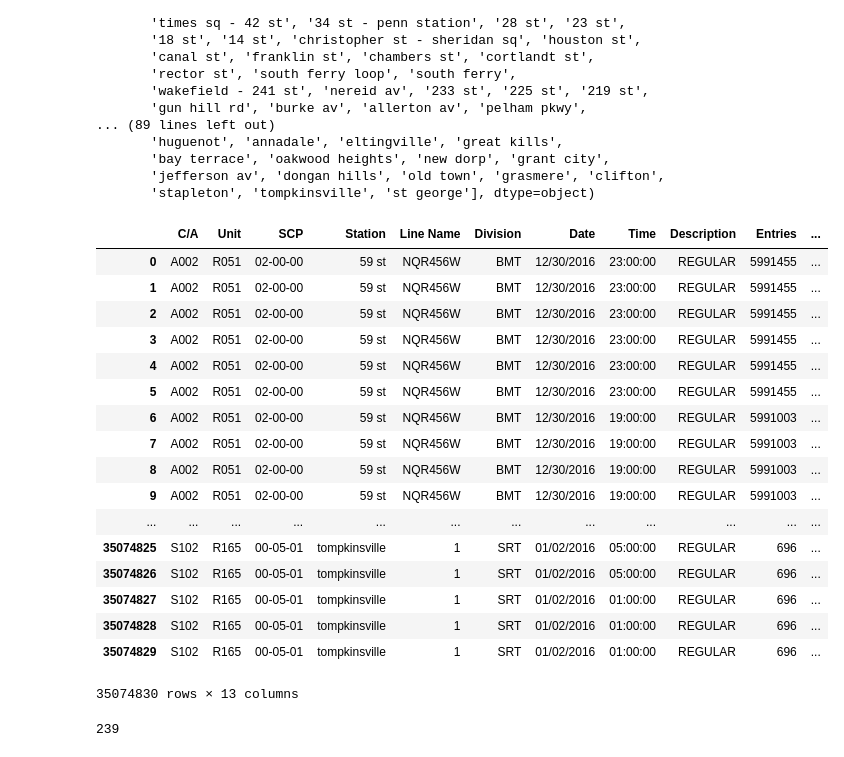
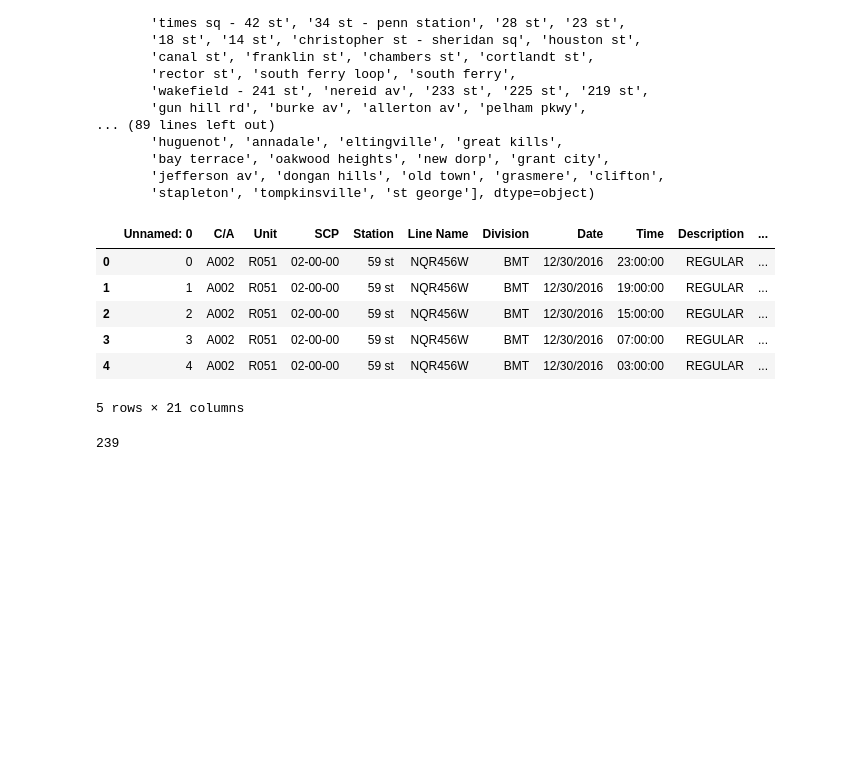
Before and after one commit to SuSu02202020/Final-Project, a Jupyter notebook: GeoLocation_Merged_Turnstile.ipynb, the cells around one changed output. Saved outputs shown, nothing was run; the diff lists cells and outputs as text; code cells hidden in the pictures; blank space fills up the shorter version.

```diff
--- a/GeoLocation_Merged_Turnstile.ipynb
+++ b/GeoLocation_Merged_Turnstile.ipynb
@@ -23,0 +19,3 @@ df_turnstile.head()
+# %%
+df_turnstile = pd.read_csv("total_passengers_2016.csv", low_memory=False)
+df_turnstile
@@ -87,6 +167,7 @@ list(df_geolocation)
 df_geolocation["stop_name"].nunique()
 # %% [output]
 380
+# %%
+df_geolocation = df_geolocation.drop_duplicates("stop_name")
 # %%
-new_df_geolocation = df_geolocation[['stop_name', 'stop_lat', 'stop_lon']].copy()
-new_df_geolocation.head()
+new_df_geolocation = df_geolocation[['stop_name', 'stop_lat', 'stop_lon']]
@@ -140,26 +209,15 @@ array(['van cortlandt park - 242 st', '238 st', '231 st',
        'stapleton', 'tompkinsville', 'st george'], dtype=object)
 # %%
 merged_turnstile_geo = pd.merge(df_turnstile, new_df_geolocation, on='Station', how='inner')
-merged_turnstile_geo
+merged_turnstile_geo.head()
 # %% [output]
-|  | C/A | Unit | SCP | Station | Line Name | Division | Date | Time | Description | Entries | ... |
-| 0 | A002 | R051 | 02-00-00 | 59 st | NQR456W | BMT | 12/30/2016 | 23:00:00 | REGULAR | 5991455 | ... |
-| 1 | A002 | R051 | 02-00-00 | 59 st | NQR456W | BMT | 12/30/2016 | 23:00:00 | REGULAR | 5991455 | ... |
-| 2 | A002 | R051 | 02-00-00 | 59 st | NQR456W | BMT | 12/30/2016 | 23:00:00 | REGULAR | 5991455 | ... |
-| 3 | A002 | R051 | 02-00-00 | 59 st | NQR456W | BMT | 12/30/2016 | 23:00:00 | REGULAR | 5991455 | ... |
-| 4 | A002 | R051 | 02-00-00 | 59 st | NQR456W | BMT | 12/30/2016 | 23:00:00 | REGULAR | 5991455 | ... |
-| 5 | A002 | R051 | 02-00-00 | 59 st | NQR456W | BMT | 12/30/2016 | 23:00:00 | REGULAR | 5991455 | ... |
-| 6 | A002 | R051 | 02-00-00 | 59 st | NQR456W | BMT | 12/30/2016 | 19:00:00 | REGULAR | 5991003 | ... |
-| 7 | A002 | R051 | 02-00-00 | 59 st | NQR456W | BMT | 12/30/2016 | 19:00:00 | REGULAR | 5991003 | ... |
-| 8 | A002 | R051 | 02-00-00 | 59 st | NQR456W | BMT | 12/30/2016 | 19:00:00 | REGULAR | 5991003 | ... |
-| 9 | A002 | R051 | 02-00-00 | 59 st | NQR456W | BMT | 12/30/2016 | 19:00:00 | REGULAR | 5991003 | ... |
-| ... | ... | ... | ... | ... | ... | ... | ... | ... | ... | ... | ... |
-| 35074825 | S102 | R165 | 00-05-01 | tompkinsville | 1 | SRT | 01/02/2016 | 05:00:00 | REGULAR | 696 | ... |
-| 35074826 | S102 | R165 | 00-05-01 | tompkinsville | 1 | SRT | 01/02/2016 | 05:00:00 | REGULAR | 696 | ... |
-| 35074827 | S102 | R165 | 00-05-01 | tompkinsville | 1 | SRT | 01/02/2016 | 01:00:00 | REGULAR | 696 | ... |
-| 35074828 | S102 | R165 | 00-05-01 | tompkinsville | 1 | SRT | 01/02/2016 | 01:00:00 | REGULAR | 696 | ... |
-| 35074829 | S102 | R165 | 00-05-01 | tompkinsville | 1 | SRT | 01/02/2016 | 01:00:00 | REGULAR | 696 | ... |
+|  | Unnamed: 0 | C/A | Unit | SCP | Station | Line Name | Division | Date | Time | Description | ... |
+| 0 | 0 | A002 | R051 | 02-00-00 | 59 st | NQR456W | BMT | 12/30/2016 | 23:00:00 | REGULAR | ... |
+| 1 | 1 | A002 | R051 | 02-00-00 | 59 st | NQR456W | BMT | 12/30/2016 | 19:00:00 | REGULAR | ... |
+| 2 | 2 | A002 | R051 | 02-00-00 | 59 st | NQR456W | BMT | 12/30/2016 | 15:00:00 | REGULAR | ... |
+| 3 | 3 | A002 | R051 | 02-00-00 | 59 st | NQR456W | BMT | 12/30/2016 | 07:00:00 | REGULAR | ... |
+| 4 | 4 | A002 | R051 | 02-00-00 | 59 st | NQR456W | BMT | 12/30/2016 | 03:00:00 | REGULAR | ... |
-35074830 rows × 13 columns
+5 rows × 21 columns
 # %%
 merged_turnstile_geo["Station"].nunique()
 # %% [output]
```
Also changed, not shown: parts of 62 cells of this notebook, 1 other file.
